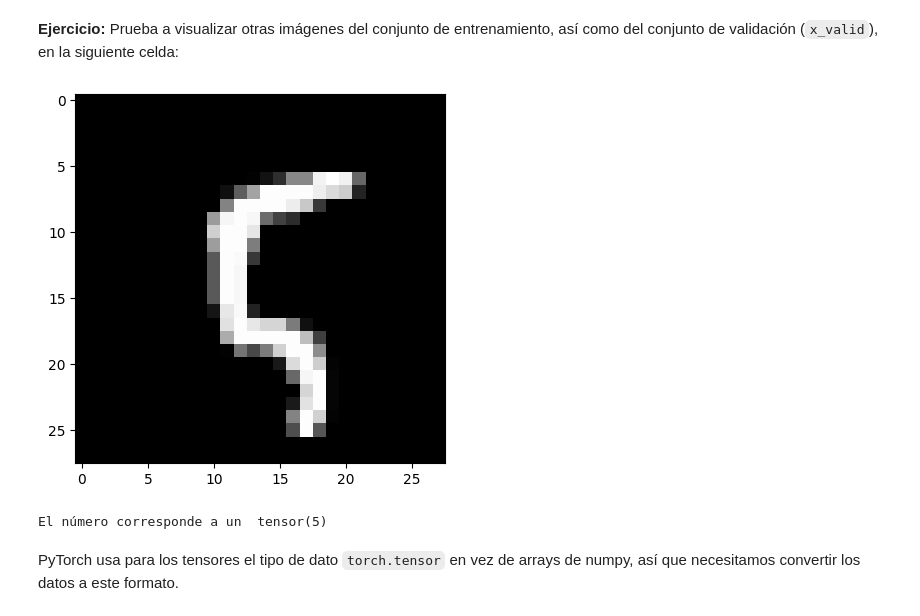
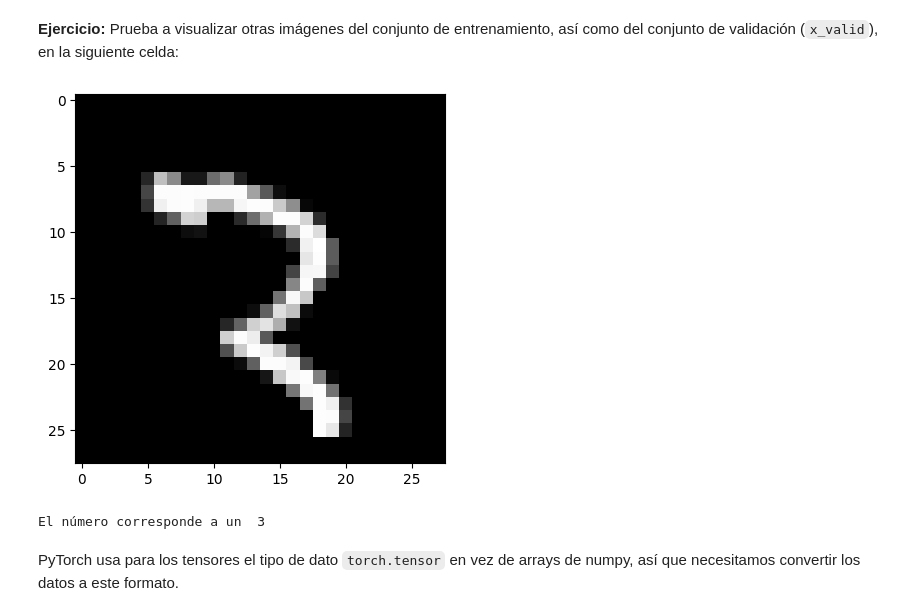
Before and after one commit to miguelamda/DeepLearningMII, a Jupyter notebook: 3_frameworks/Practica_3.1_intro_pytorch.ipynb, the cells around one changed output. Drawn from its saved outputs; the diff is of its cells as text; code cells hidden in the pictures.

Commit message:
Primera practica sobre tensores

```diff
--- a/3_frameworks/Practica_3.1_intro_pytorch.ipynb
+++ b/3_frameworks/Practica_3.1_intro_pytorch.ipynb
@@ -190,20 +269,20 @@ y_train_np[0]
 # %%
 ## EJERCICIO
 
 x_ej1 = x_train_np  # 1. cambia x_train_np por x_valid_np
 y_ej1 = y_train_np  # 2. cambia y_train_np por y_valid_np
-img_ej1 = 100    # 3. cambia el número por otro
+img_ej1 = 500    # 3. cambia el número por otro
 
 pyplot.imshow(x_ej1[img_ej1].reshape((28, 28)), cmap="gray")
 try:
     import google.colab
 except ImportError:
     pyplot.show()
 
-print('El número corresponde a un ', y_train[img_ej1])
+print('El número corresponde a un ', y_train_np[img_ej1])
 # %% [output]
-[figure, old version]
+[figure, new version]
-El número corresponde a un  tensor(5)
+El número corresponde a un  3
 # %% [markdown]
 PyTorch usa para los tensores el tipo de dato `torch.tensor` en vez de arrays de numpy, así que necesitamos convertir los datos a este formato.
 # %%
```
Also changed, not shown: parts of 38 cells of this notebook.
